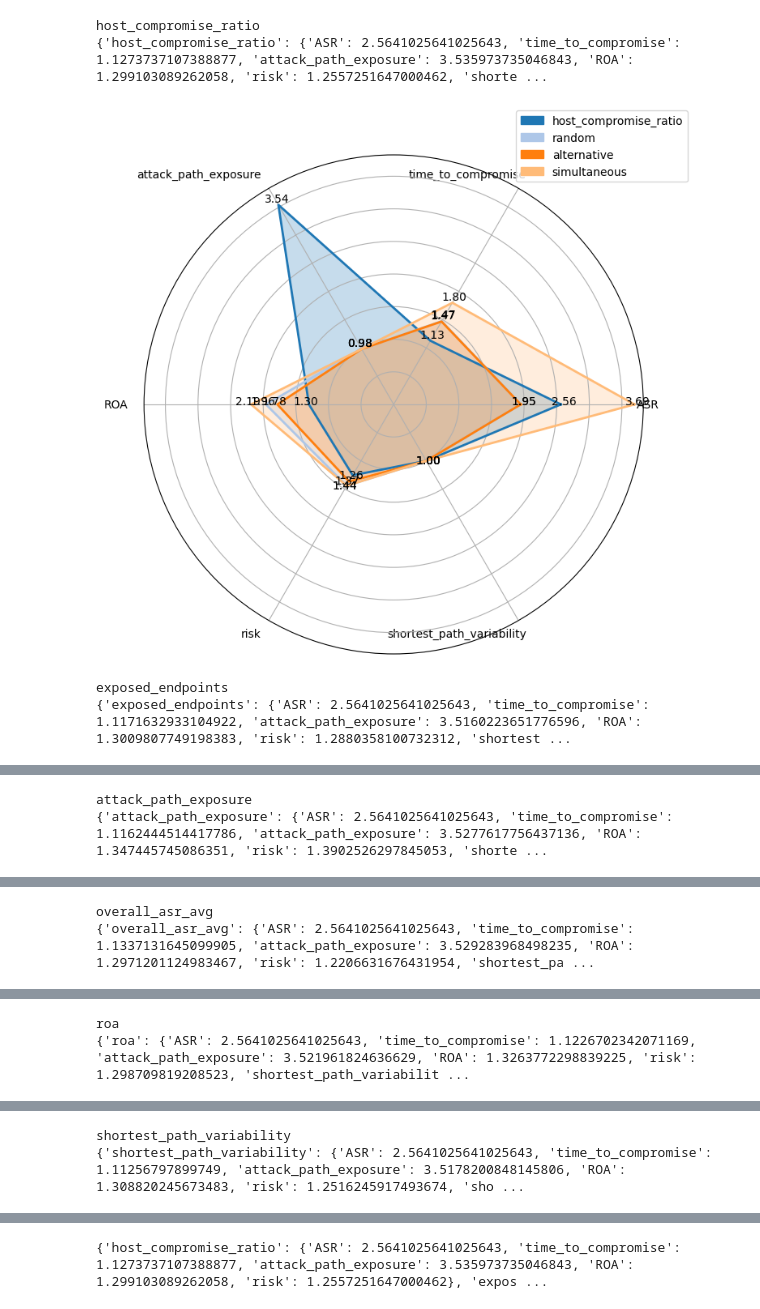
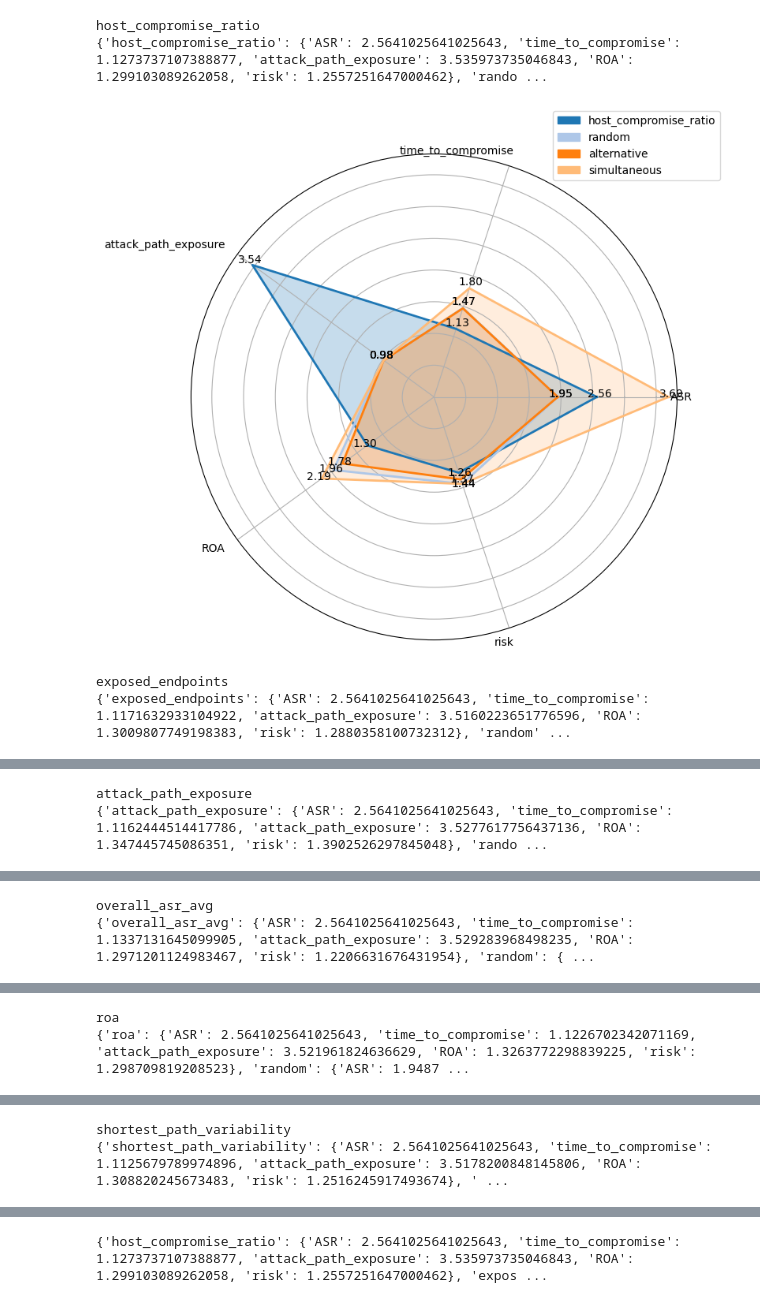
Before and after one commit to MoeBuTa/MTDSim, a Jupyter notebook: experiments/radar_plots_final.ipynb, the cells around one changed output, grey strips where cells are left out. Drawn from its saved outputs; the diff is of its cells as text; code cells hidden in the pictures.

```diff
--- a/experiments/radar_plots_final.ipynb
+++ b/experiments/radar_plots_final.ipynb
@@ -61,6 +61,6 @@ models = static_features + time_features
 # %%
 radar = RadarPlot(epsilon, start_time, finish_time, mtd_interval, network_size,total_nodes, new_network,  "all_features", trial, result_head_path)
-schemes_data = pd.DataFrame(radar.multiple_scaled_pipeline(['random', 'alternative', "simultaneous"],run_trial = False)).T.drop(columns=['MEF', 'host_compromise_ratio', 'network_size', 'exposed_endpoints', "mtd_interval"], axis = 1).T.to_dict()
+schemes_data = pd.DataFrame(radar.multiple_scaled_pipeline(['random', 'alternative', "simultaneous"],run_trial = False)).T.drop(columns=['MEF', 'host_compromise_ratio', 'network_size', 'exposed_endpoints', "mtd_interval", 'shortest_path_variability'], axis = 1).T.to_dict()
 print(schemes_data)
 radar.plot_n_schemes(schemes_data)
 # %% [output]
@@ -69,13 +69,15 @@ radar.plot_n_schemes(schemes_data)
 # %%
 for model in models:
+
+    print(model)
     radar = RadarPlot(epsilon, start_time, finish_time, mtd_interval, network_size,total_nodes, new_network,  model, trial, result_head_path)
-    schemes_data = pd.DataFrame(radar.multiple_scaled_pipeline([model, 'random', 'alternative', "simultaneous"],run_trial = False)).T.drop(columns=['MEF', 'host_compromise_ratio', 'network_size', 'exposed_endpoints', "mtd_interval"], axis = 1).T.to_dict()
-    print(model)
+    schemes_data = pd.DataFrame(radar.multiple_scaled_pipeline([model, 'random', 'alternative', "simultaneous"],run_trial = False)).T.drop(columns=['MEF', 'host_compromise_ratio', 'network_size', 'exposed_endpoints', "mtd_interval", 'shortest_path_variability'], axis = 1).T.to_dict()
+    # schemes_data = pd.DataFrame(radar.multiple_scaled_pipeline([model, 'random', 'alternative', "simultaneous"],run_trial = False)).to_dict()
     print(schemes_data)
     radar.plot_n_schemes(schemes_data)
 # %% [output]
 host_compromise_ratio
-{'host_compromise_ratio': {'ASR': 2.5641025641025643, 'time_to_compromise': 1.1273737107388877, 'attack_path_exposure': 3.535973735046843, 'ROA': 1.299103089262058, 'risk': 1.2557251647000462, 'shorte ...
+{'host_compromise_ratio': {'ASR': 2.5641025641025643, 'time_to_compromise': 1.1273737107388877, 'attack_path_exposure': 3.535973735046843, 'ROA': 1.299103089262058, 'risk': 1.2557251647000462}, 'rando ...
-[figure, old version]
+[figure, new version]
 exposed_endpoints
-{'exposed_endpoints': {'ASR': 2.5641025641025643, 'time_to_compromise': 1.1171632933104922, 'attack_path_exposure': 3.5160223651776596, 'ROA': 1.3009807749198383, 'risk': 1.2880358100732312, 'shortest ...
+{'exposed_endpoints': {'ASR': 2.5641025641025643, 'time_to_compromise': 1.1171632933104922, 'attack_path_exposure': 3.5160223651776596, 'ROA': 1.3009807749198383, 'risk': 1.2880358100732312}, 'random' ...
@@ -83,2 +85,2 @@ exposed_endpoints
 attack_path_exposure
-{'attack_path_exposure': {'ASR': 2.5641025641025643, 'time_to_compromise': 1.1162444514417786, 'attack_path_exposure': 3.5277617756437136, 'ROA': 1.347445745086351, 'risk': 1.3902526297845053, 'shorte ...
+{'attack_path_exposure': {'ASR': 2.5641025641025643, 'time_to_compromise': 1.1162444514417786, 'attack_path_exposure': 3.5277617756437136, 'ROA': 1.347445745086351, 'risk': 1.3902526297845048}, 'rando ...
@@ -86,2 +88,2 @@ attack_path_exposure
 overall_asr_avg
-{'overall_asr_avg': {'ASR': 2.5641025641025643, 'time_to_compromise': 1.1337131645099905, 'attack_path_exposure': 3.529283968498235, 'ROA': 1.2971201124983467, 'risk': 1.2206631676431954, 'shortest_pa ...
+{'overall_asr_avg': {'ASR': 2.5641025641025643, 'time_to_compromise': 1.1337131645099905, 'attack_path_exposure': 3.529283968498235, 'ROA': 1.2971201124983467, 'risk': 1.2206631676431954}, 'random': { ...
@@ -89,2 +91,2 @@ overall_asr_avg
 roa
-{'roa': {'ASR': 2.5641025641025643, 'time_to_compromise': 1.1226702342071169, 'attack_path_exposure': 3.521961824636629, 'ROA': 1.3263772298839225, 'risk': 1.298709819208523, 'shortest_path_variabilit ...
+{'roa': {'ASR': 2.5641025641025643, 'time_to_compromise': 1.1226702342071169, 'attack_path_exposure': 3.521961824636629, 'ROA': 1.3263772298839225, 'risk': 1.298709819208523}, 'random': {'ASR': 1.9487 ...
@@ -92,2 +94,2 @@ roa
 shortest_path_variability
-{'shortest_path_variability': {'ASR': 2.5641025641025643, 'time_to_compromise': 1.11256797899749, 'attack_path_exposure': 3.5178200848145806, 'ROA': 1.308820245673483, 'risk': 1.2516245917493674, 'sho ...
+{'shortest_path_variability': {'ASR': 2.5641025641025643, 'time_to_compromise': 1.1125679789974896, 'attack_path_exposure': 3.5178200848145806, 'ROA': 1.308820245673483, 'risk': 1.2516245917493674}, ' ...
```
Also changed, not shown: parts of 6 cells of this notebook, 20 other files.
